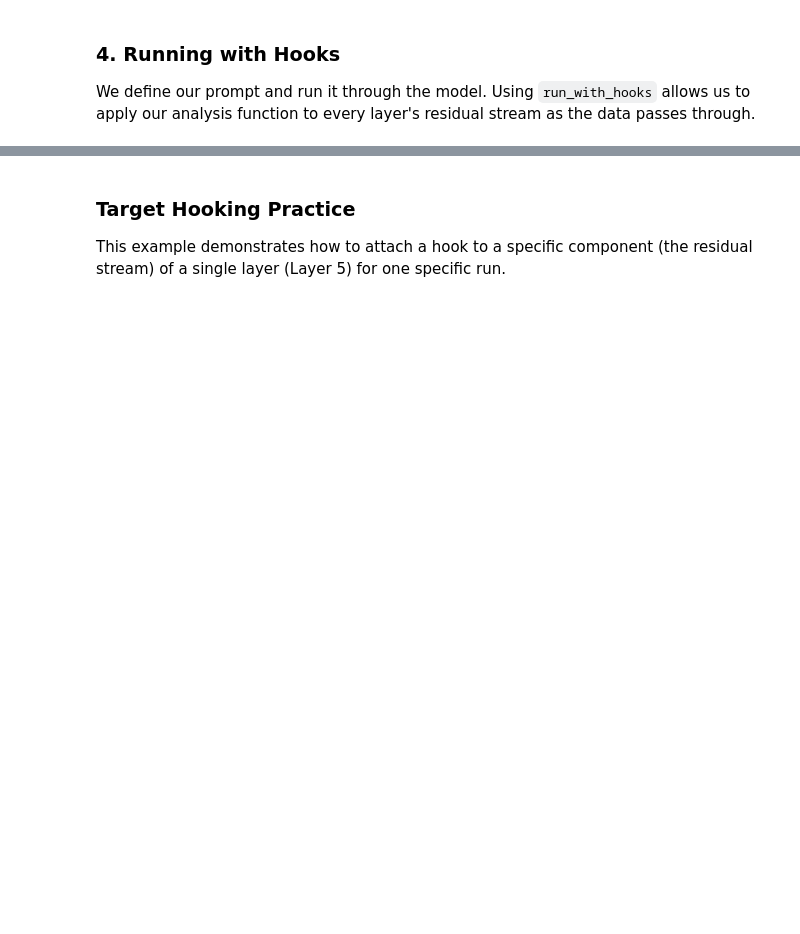
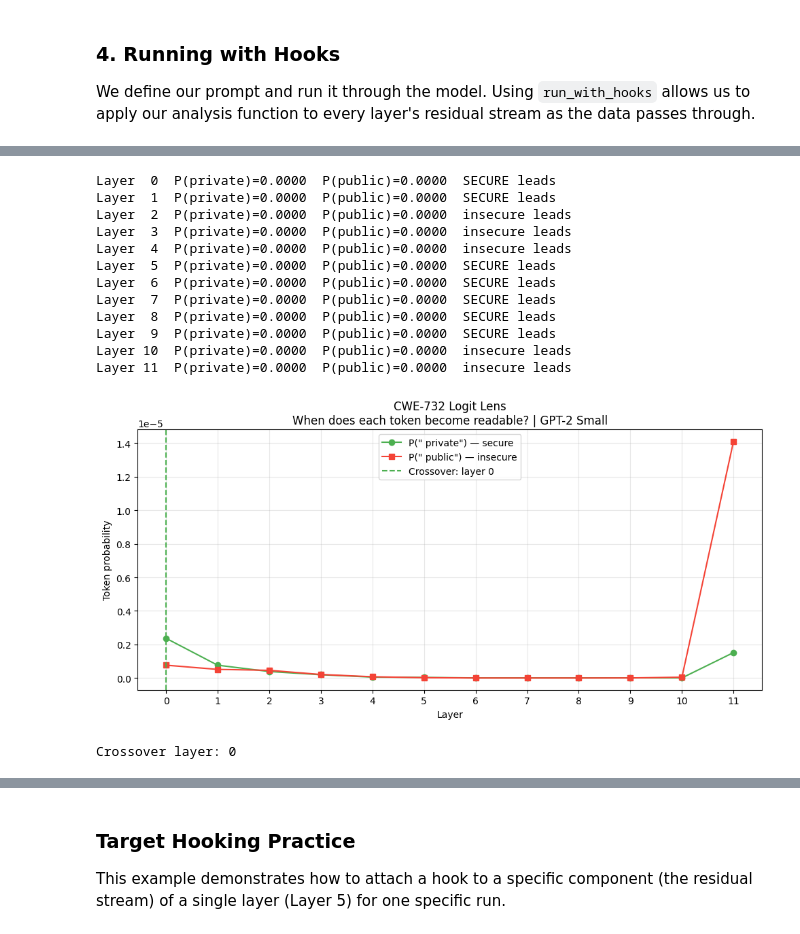
Before and after one commit to Karthi6559/Intent-Analysis, a Jupyter notebook: MechInterp.ipynb, the cells around one changed output, grey strips where cells are left out. Drawn from its saved outputs; the diff is of its cells as text; code cells hidden in the pictures; blank space fills up the shorter version.

```diff
--- a/MechInterp.ipynb
+++ b/MechInterp.ipynb
@@ -125,0 +245,68 @@ print(f"Logit difference (print vs return): {score:.4f}")
+# %%
+import matplotlib.pyplot as plt
+
+# Re-cache the clean probe (no steering) to read intermediate layers
+_, probe_cache = model.run_with_cache(probe_tokens)
+
+secure_probs   = []
+insecure_probs = []
+
+for layer in range(model.cfg.n_layers):
+    # Residual stream after this layer, last token position
+    # Shape kept as [1, 1, d_model] so ln_final and unembed work correctly
+    resid = probe_cache[f"blocks.{layer}.hook_resid_post"][0:1, -1:, :]
+
+    # CRITICAL: apply the final layer norm before unembedding
+    normed = model.ln_final(resid)            # [1, 1, d_model]
+    logits = model.unembed(normed).squeeze()  # [d_vocab]
+    probs  = torch.softmax(logits, dim=-1)
+
+    sp = probs[secure_tok].item()
+    ip = probs[insecure_tok].item()
+    secure_probs.append(sp)
+    insecure_probs.append(ip)
+    lead = "SECURE leads" if sp > ip else "insecure leads"
+    print(f"Layer {layer:2d}  P(private)={sp:.4f}  P(public)={ip:.4f}  {lead}")
+
+# Where does secure first overtake insecure (if ever)?
+crossover = next((i for i in range(model.cfg.n_layers)
+                  if secure_probs[i] > insecure_probs[i]), None)
+
+plt.figure(figsize=(10, 5))
+plt.plot(range(model.cfg.n_layers), secure_probs, "o-", color="#4CAF50", label='P(" private") — secure')
+plt.plot(range(model.cfg.n_layers), insecure_probs, "s-", color="#F44336", label='P(" public") — insecure')
+if crossover is not None:
+    plt.axvline(crossover, linestyle="--", color="#4CAF50", label=f"Crossover: layer {crossover}")
+else:
+    plt.text(model.cfg.n_layers*0.4, max(max(secure_probs), max(insecure_probs))*0.8,
+             "No crossover — insecure preferred throughout",
+             color="darkred", ha="center",
+             bbox=dict(boxstyle="round", facecolor="mistyrose"))
+plt.title("CWE-732 Logit Lens\nWhen does each token become readable? | GPT-2 Small")
+plt.xlabel("Layer")
+plt.ylabel("Token probability")
+plt.xticks(range(model.cfg.n_layers))
+plt.legend()
+plt.grid(alpha=0.3)
+plt.tight_layout()
+plt.show()
+
+print(f"\nCrossover layer: {crossover}")
+if crossover is None:
+    print("P(private) never overtakes P(public) — the insecure preference is")
+    print("present in the residual stream throughout, corroborating the -1.32 baseline.")
+# %% [output]
+Layer  0  P(private)=0.0000  P(public)=0.0000  SECURE leads
+Layer  1  P(private)=0.0000  P(public)=0.0000  SECURE leads
+Layer  2  P(private)=0.0000  P(public)=0.0000  insecure leads
+Layer  3  P(private)=0.0000  P(public)=0.0000  insecure leads
+Layer  4  P(private)=0.0000  P(public)=0.0000  insecure leads
+Layer  5  P(private)=0.0000  P(public)=0.0000  SECURE leads
+Layer  6  P(private)=0.0000  P(public)=0.0000  SECURE leads
+Layer  7  P(private)=0.0000  P(public)=0.0000  SECURE leads
+Layer  8  P(private)=0.0000  P(public)=0.0000  SECURE leads
+Layer  9  P(private)=0.0000  P(public)=0.0000  SECURE leads
+Layer 10  P(private)=0.0000  P(public)=0.0000  insecure leads
+Layer 11  P(private)=0.0000  P(public)=0.0000  insecure leads
+[figure, added]
+Crossover layer: 0
```
Also changed, not shown: parts of 20 cells of this notebook.
